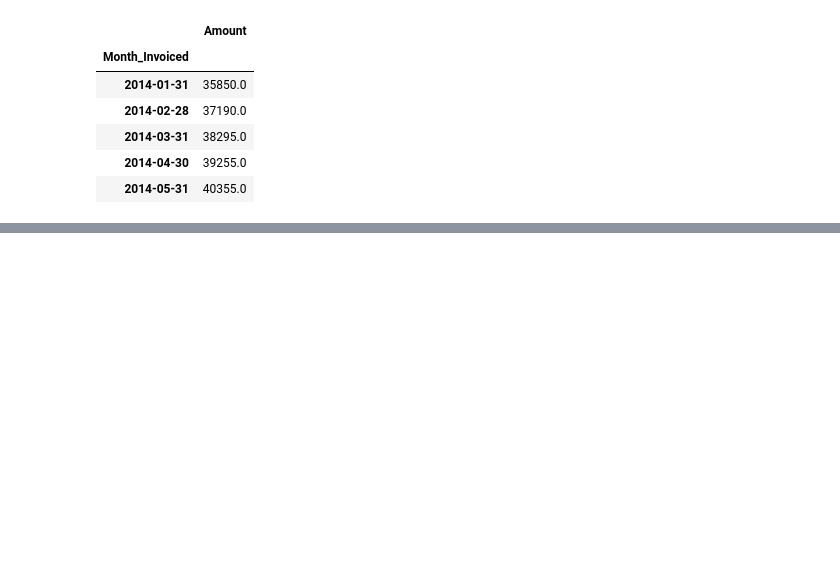
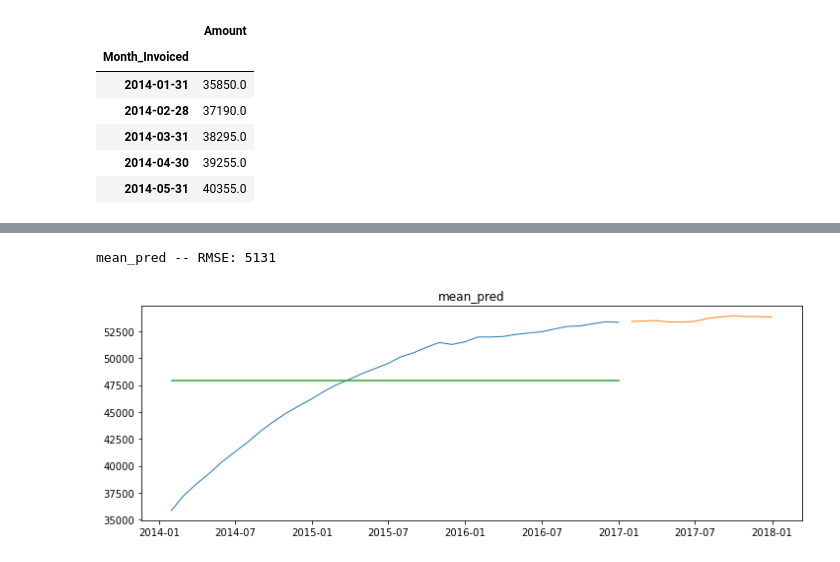
Before and after one commit to HeatherOrtegaMcMillan/time-series-exercises, a Jupyter notebook: model.ipynb, the cells around one changed output, grey strips where cells are left out. Cells and saved outputs as stored; diff of their text form; code cells hidden in the pictures; blank space fills up the shorter version.

```diff
--- a/model.ipynb
+++ b/model.ipynb
@@ -144,0 +176,25 @@ df1.head()
+# %%
+def evaluate(prediction):
+    '''
+    This function will take the actual values of the target_var from validate,
+    and the predicted values stored in yhat_df,
+    and compute the rmse, rounding to 0 decimal places.
+    it will return the rmse.
+    '''
+    rmse = round(sqrt(mean_squared_error(train['Amount'], yhat_df[prediction])), 0)
+    return rmse
+# %%
+def plot_and_eval(prediction):
+    '''
+    This function takes in the target var name (string), and returns a plot
+    of the values of train for that variable, validate, and the predicted values from yhat_df.
+    it will als lable the rmse.
+    '''
+    plt.figure(figsize = (12,4))
+    plt.plot(train['Amount'], label='Train', linewidth=1)
+    plt.plot(test['Amount'], label='Test', linewidth=1)
+    plt.plot(yhat_df[prediction])
+    plt.title(prediction)
+    rmse = evaluate(prediction)
+    print(prediction, '-- RMSE: {:.0f}'.format(rmse))
+    plt.show()
@@ -144,0 +232,5 @@ df1.head()
+# %%
+plot_and_eval('mean_pred')
+# %% [output]
+mean_pred -- RMSE: 5131
+[figure, added]
```
Also changed, not shown: parts of 19 cells of this notebook.
